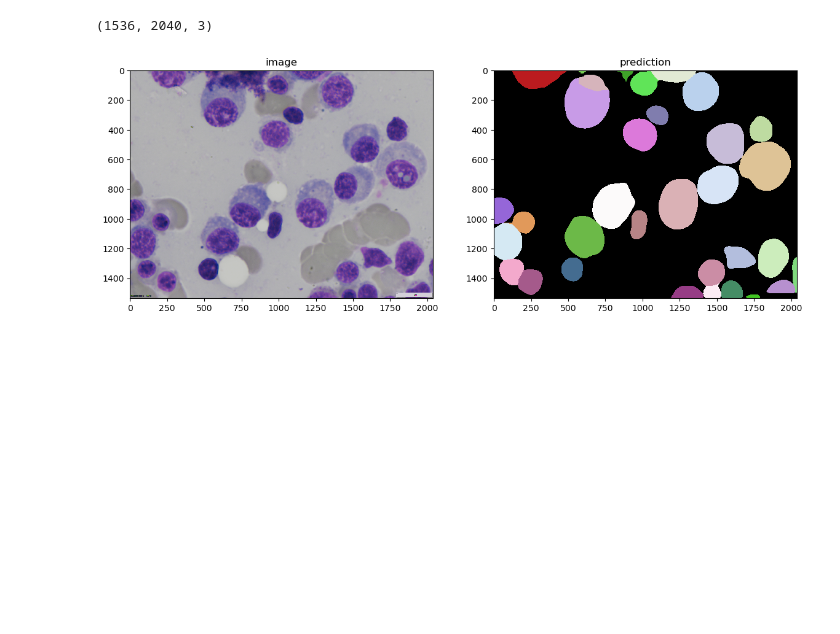
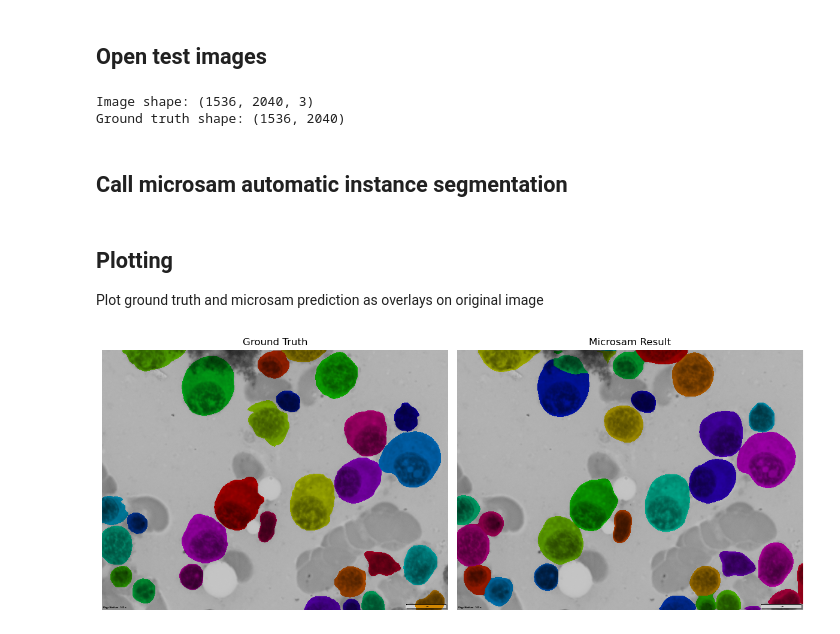
Before and after one commit to True-North-Intelligent-Algorithms/notebooks-and-napari-widgets-for-dl, a Jupyter notebook: docs/2025_updates_and_advances/05_microsam.ipynb, the cells around one changed output. Saved outputs shown, nothing was run; the diff lists cells and outputs as text; code cells hidden in the pictures; blank space fills up the shorter version.

```diff
--- a/docs/2025_updates_and_advances/05_microsam.ipynb
+++ b/docs/2025_updates_and_advances/05_microsam.ipynb
@@ -18,19 +76,23 @@ predictor, segmenter = get_predictor_and_segmenter(
     device=device,  # the device to run the model inference.
     is_tiled = False #(tile_shape is not None),  # whether the model is tiled or not.
 )
+# %% [markdown]
+## Open test images
 # %%
-from skimage.io import imread
 
-#image = imread('tough_cellpose.tif')
-#image = imread('cell_00260.tif'
+image_path = r"..\..\data\SOTA_segmentation\cell_00068.bmp"
+label_path = r"..\..\data\SOTA_segmentation\cell_00068_label.tiff"
 
-image_path = r"D:\images\tnia-python-images\imagesc\2024_03_27_SOTA_segmentation\images\cell_00068.bmp"
-#image_path = r"C:\Users\bnort\work\ImageJ2022\tnia\notebooks-and-napari-widgets-for-dl\data\ladybugs_series\16746885_25273748.jpg"  # Replace with your image path
 image = imread(image_path)
+ground_truth = imread(label_path)
 
-image.shape
+print(f"Image shape: {image.shape}")
+print(f"Ground truth shape: {ground_truth.shape}")
 # %% [output]
-(1536, 2040, 3)
+Image shape: (1536, 2040, 3)
+Ground truth shape: (1536, 2040)
+# %% [markdown]
+## Call microsam automatic instance segmentation
 # %%
 
 # Step 2: Get the instance segmentation for the given image.
@@ -42,7 +104,27 @@ prediction = automatic_instance_segmentation(
     #tile_shape=tile_shape,
     #halo=halo,
 )
+# %% [markdown]
+## Plotting
+
+Plot ground truth and microsam prediction as overlays on original image
 # %%
-fig = imshow_multi2d([image, prediction], ['image', 'prediction'], 1, 2, 14, 7, colormaps=['gray', random_label_cmap()])
+# Create overlays
+ground_truth_overlay = mask_overlay(image, ground_truth)
+result_overlay = mask_overlay(image, prediction)
+
+# Create comparison plot
+fig, axes = plt.subplots(1, 2, figsize=(12, 6))
+
+axes[0].imshow(ground_truth_overlay)
+axes[0].set_title('Ground Truth')
+axes[0].axis('off')
+
+axes[1].imshow(result_overlay)
+axes[1].set_title('Microsam Result')
+axes[1].axis('off')
+
+plt.tight_layout()
+plt.show()
 # %% [output]
-[figure, old version]
+[figure, new version]
```
Also changed, not shown: parts of 6 cells of this notebook.
